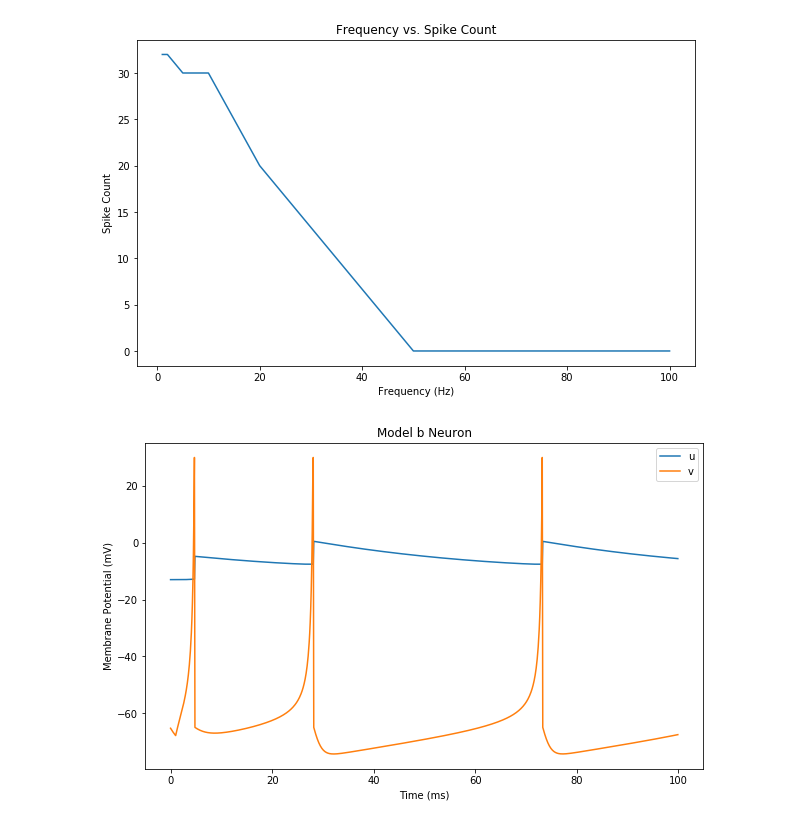
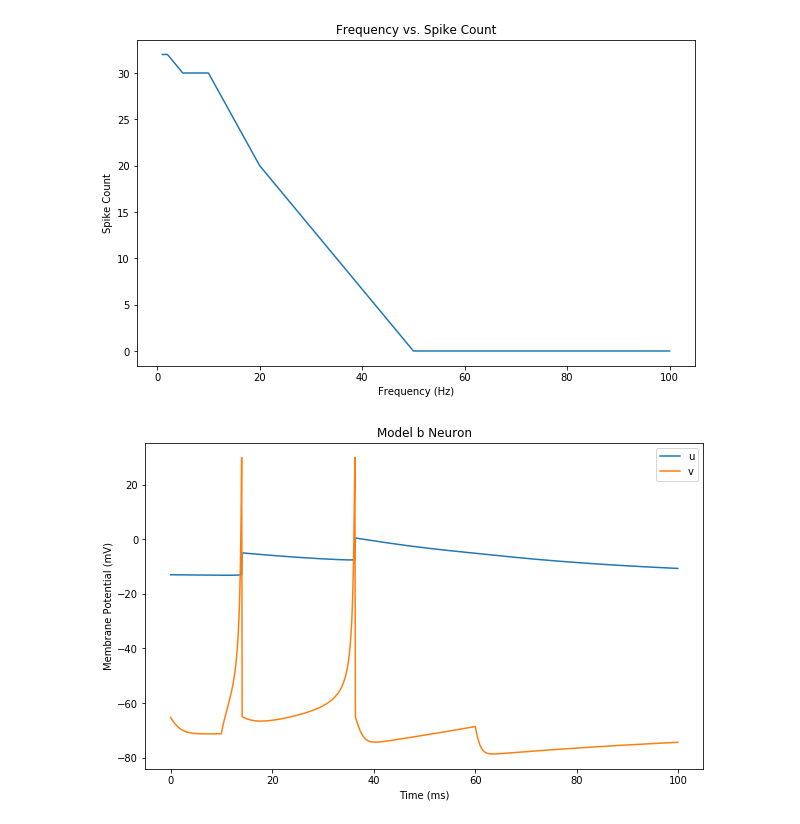
Before and after one commit to vanandrew/BME572, a Jupyter notebook: HW1/Problem2.ipynb, the cells around one changed output. Saved outputs shown, nothing was run; the diff lists cells and outputs as text; code cells hidden in the pictures.

Commit message:
fix input for model b

```diff
--- a/HW1/Problem2.ipynb
+++ b/HW1/Problem2.ipynb
@@ -288,36 +288,38 @@ class model_b:
         if v >= 30:
             self.reset = True # clamp to set values on next iteration
             self.spike_count += 1 # add to spike count
             return self.u, 30
         else:
             return u, v
 
     def step(self):
         """
             Runs one step of the model
         """
         # get the current from the generator
         I = self.cg()
 
         # set params to set values if flag set
         if self.reset:
             self.u = self.u + self.d
             self.v = self.c
 
             # "reset" reset flag
             self.reset = False
         else:
             # calculate and set new voltage
             self.u, self.v = self.set_params(*self.new_params(self.u, self.v, I))
 
         # append voltage to list
         self.plot_store['u'].append(self.u)
         self.plot_store['v'].append(self.v)
 
-# create model b with I = 10 nA for 100 ms and run model
-run_model(model_b(cg=current_generator(I=10,It=1000,time_step=0.1)), 'Model b Neuron', iterations=1000, create_legend=True)
+# create model b with I = 10 nA for 50 ms and run model
+run_model(
+    model_b(cg=current_generator(I=10, It=500, It_start=100, time_step=0.1)),
+    'Model b Neuron', iterations=1000, create_legend=True)
 # %% [output]
-[figure, old version]
+[figure, new version]
 # %%
 """
     Run different frequencies
```
Also changed, not shown: parts of 1 cell of this notebook.
